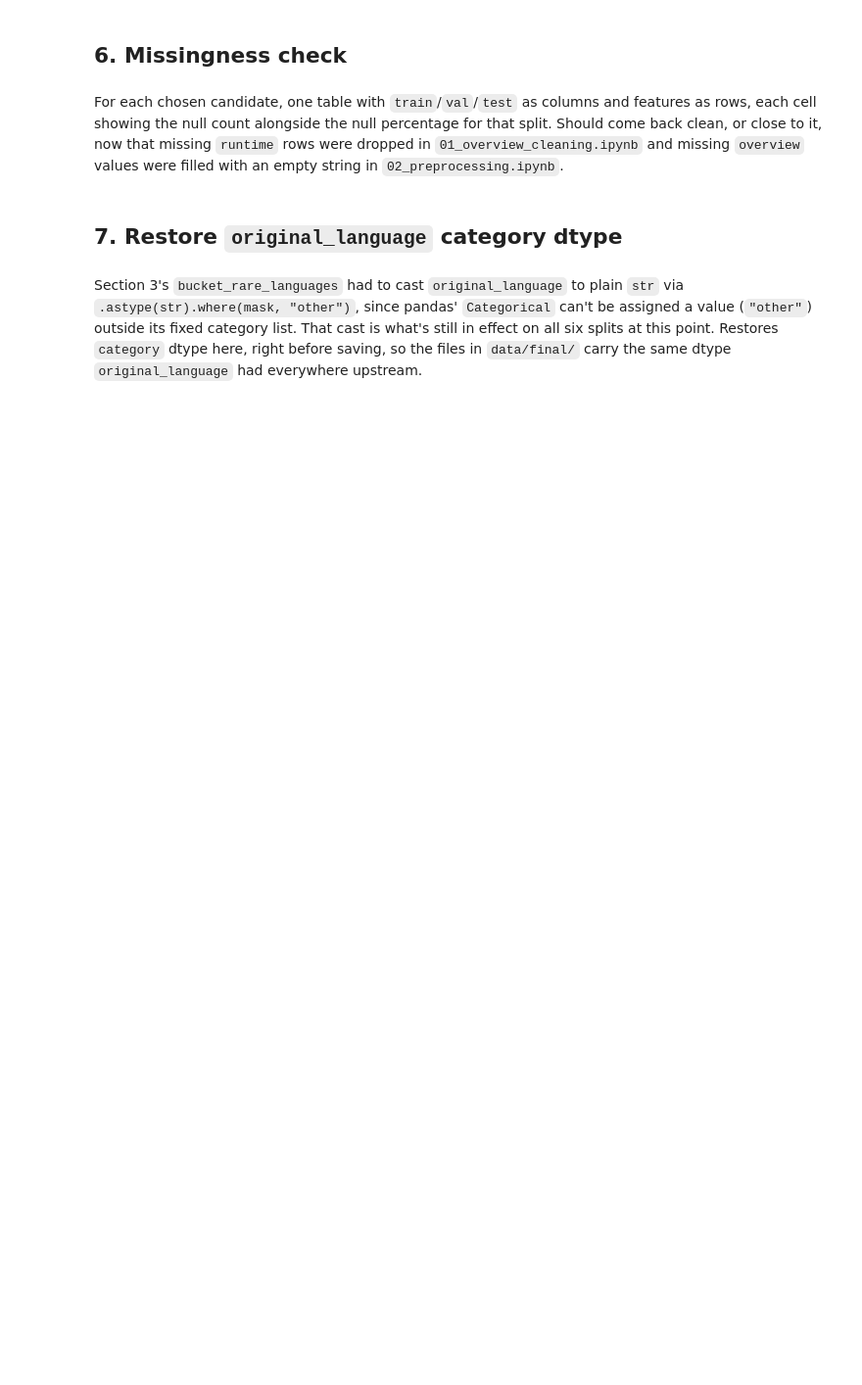
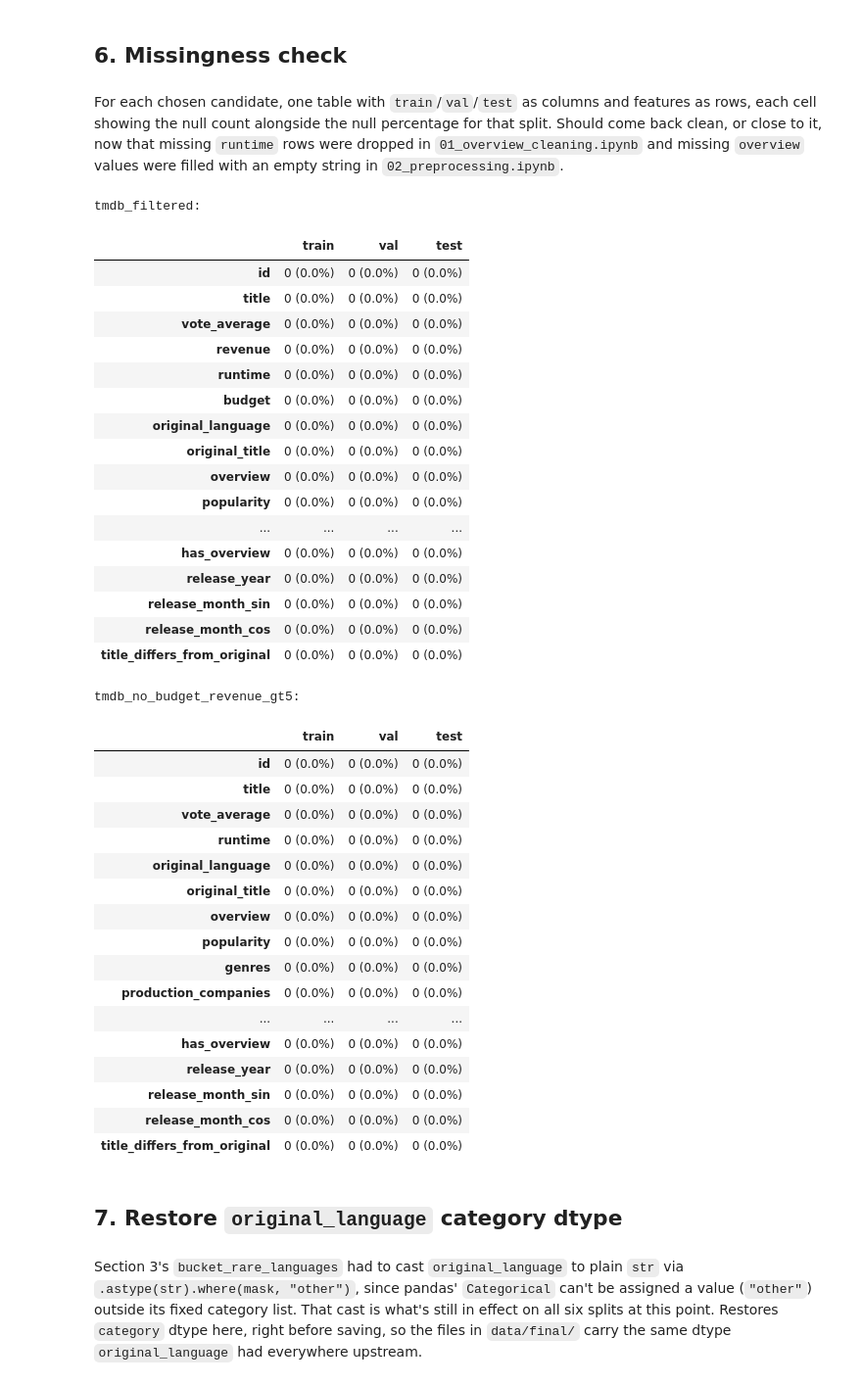
Before and after one commit to Sana-Shikalgar/tabular-embeddings, a Jupyter notebook: notebooks/03_feature_split.ipynb, the cells around one changed output. Shown at 98% size. Saved outputs shown, nothing was run; the diff lists cells and outputs as text; code cells hidden in the pictures; blank space fills up the shorter version.

```diff
--- a/notebooks/03_feature_split.ipynb
+++ b/notebooks/03_feature_split.ipynb
@@ -130,7 +159,7 @@ For each candidate's training split, checks how many `original_language` values
 # %%
 LANGUAGE_THRESHOLDS = [10, 25, 50, 75, 100, 150, 200, 300]
 train_splits_for_language_coverage = {
-    "tmdb_br_gt0": tmdb_br_gt0_train,
+    "tmdb_filtered": tmdb_filtered_train,
     "tmdb_nbr_gt5": tmdb_nbr_gt5_train,
 }
 
@@ -198,7 +244,7 @@ BUCKET_MIN_COUNT = 100
 # stratification sanity check below, before "other" merges rare
 # languages together.
 pre_bucket_train_language_share = {
-    "tmdb_budget_revenue_gt0": tmdb_br_gt0_train["original_language"].value_counts(normalize=True),
+    "tmdb_filtered": tmdb_filtered_train["original_language"].value_counts(normalize=True),
     "tmdb_no_budget_revenue_gt5": tmdb_nbr_gt5_train["original_language"].value_counts(normalize=True),
 }
 
@@ -215,15 +261,15 @@ def bucket_rare_languages(train_df, val_df, test_df, stratify_col="original_lang
     return apply_bucket(train_df), apply_bucket(val_df), apply_bucket(test_df), kept_languages
 
 
-tmdb_br_gt0_train, tmdb_br_gt0_val, tmdb_br_gt0_test, br_gt0_kept_languages = bucket_rare_languages(
-    tmdb_br_gt0_train, tmdb_br_gt0_val, tmdb_br_gt0_test
+tmdb_filtered_train, tmdb_filtered_val, tmdb_filtered_test, br_gt0_kept_languages = bucket_rare_languages(
+    tmdb_filtered_train, tmdb_filtered_val, tmdb_filtered_test
 )
 tmdb_nbr_gt5_train, tmdb_nbr_gt5_val, tmdb_nbr_gt5_test, nbr_gt5_kept_languages = bucket_rare_languages(
     tmdb_nbr_gt5_train, tmdb_nbr_gt5_val, tmdb_nbr_gt5_test
 )
 
 bucketed_splits = {
-    "tmdb_budget_revenue_gt0": {"train": tmdb_br_gt0_train, "val": tmdb_br_gt0_val, "test": tmdb_br_gt0_test},
+    "tmdb_filtered": {"train": tmdb_filtered_train, "val": tmdb_filtered_val, "test": tmdb_filtered_test},
     "tmdb_no_budget_revenue_gt5": {"train": tmdb_nbr_gt5_train, "val": tmdb_nbr_gt5_val, "test": tmdb_nbr_gt5_test},
 }
 
@@ -264,7 +323,7 @@ For `keywords` and `production_companies` (both list-valued), checks what fracti
 # %%
 K_VALUES = [50, 100, 250, 500, 1000, 2000, 5000]
 candidates_for_vocab = {
-    "tmdb_br_gt0": tmdb_br_gt0_train,
+    "tmdb_filtered": tmdb_filtered_train,
     "tmdb_nbr_gt5": tmdb_nbr_gt5_train,
 }
 
@@ -389,11 +477,11 @@ def bucket_rare_items(train_df, val_df, test_df, feature, top_k=VOCAB_TOP_K):
 
     return apply_bucket(train_df), apply_bucket(val_df), apply_bucket(test_df), kept_items, train_coverage
 # %%
-tmdb_br_gt0_train, tmdb_br_gt0_val, tmdb_br_gt0_test, br_gt0_keywords_vocab, br_gt0_keywords_coverage = bucket_rare_items(
-    tmdb_br_gt0_train, tmdb_br_gt0_val, tmdb_br_gt0_test, "keywords"
+tmdb_filtered_train, tmdb_filtered_val, tmdb_filtered_test, br_gt0_keywords_vocab, br_gt0_keywords_coverage = bucket_rare_items(
+    tmdb_filtered_train, tmdb_filtered_val, tmdb_filtered_test, "keywords"
 )
-tmdb_br_gt0_train, tmdb_br_gt0_val, tmdb_br_gt0_test, br_gt0_companies_vocab, br_gt0_companies_coverage = bucket_rare_items(
-    tmdb_br_gt0_train, tmdb_br_gt0_val, tmdb_br_gt0_test, "production_companies"
+tmdb_filtered_train, tmdb_filtered_val, tmdb_filtered_test, br_gt0_companies_vocab, br_gt0_companies_coverage = bucket_rare_items(
+    tmdb_filtered_train, tmdb_filtered_val, tmdb_filtered_test, "production_companies"
 )
 
 tmdb_nbr_gt5_train, tmdb_nbr_gt5_val, tmdb_nbr_gt5_test, nbr_gt5_keywords_vocab, nbr_gt5_keywords_coverage = bucket_rare_items(
@@ -403,7 +491,7 @@ tmdb_nbr_gt5_train, tmdb_nbr_gt5_val, tmdb_nbr_gt5_test, nbr_gt5_companies_vocab
     tmdb_nbr_gt5_train, tmdb_nbr_gt5_val, tmdb_nbr_gt5_test, "production_companies"
 )
 
-print(f"tmdb_budget_revenue_gt0 / keywords: vocab_size={len(br_gt0_keywords_vocab) + 1}, train coverage={br_gt0_keywords_coverage:.1%}")
-print(f"tmdb_budget_revenue_gt0 / production_companies: vocab_size={len(br_gt0_companies_vocab) + 1}, train coverage={br_gt0_companies_coverage:.1%}")
+print(f"tmdb_filtered / keywords: vocab_size={len(br_gt0_keywords_vocab) + 1}, train coverage={br_gt0_keywords_coverage:.1%}")
+print(f"tmdb_filtered / production_companies: vocab_size={len(br_gt0_companies_vocab) + 1}, train coverage={br_gt0_companies_coverage:.1%}")
 print(f"tmdb_no_budget_revenue_gt5 / keywords: vocab_size={len(nbr_gt5_keywords_vocab) + 1}, train coverage={nbr_gt5_keywords_coverage:.1%}")
 print(f"tmdb_no_budget_revenue_gt5 / production_companies: vocab_size={len(nbr_gt5_companies_vocab) + 1}, train coverage={nbr_gt5_companies_coverage:.1%}")
@@ -414,30 +507,67 @@ For each chosen candidate, one table with `train`/`val`/`test` as columns and fe
 # %%
 def missingness_summary(train_df, val_df, test_df):
     summary = {}
     for split_name, df in [("train", train_df), ("val", val_df), ("test", test_df)]:
         counts = df.isnull().sum()
         pct = df.isnull().mean() * 100
         summary[split_name] = counts.astype(str) + " (" + pct.round(2).astype(str) + "%)"
     return pd.DataFrame(summary)
 
 
-br_gt0_missingness = missingness_summary(tmdb_br_gt0_train, tmdb_br_gt0_val, tmdb_br_gt0_test)
+br_gt0_missingness = missingness_summary(tmdb_filtered_train, tmdb_filtered_val, tmdb_filtered_test)
 nbr_gt5_missingness = missingness_summary(tmdb_nbr_gt5_train, tmdb_nbr_gt5_val, tmdb_nbr_gt5_test)
 
 missingness_after_split = {
-    "tmdb_br_gt0_train": int(tmdb_br_gt0_train.isnull().sum().sum()),
-    "tmdb_br_gt0_val": int(tmdb_br_gt0_val.isnull().sum().sum()),
-    "tmdb_br_gt0_test": int(tmdb_br_gt0_test.isnull().sum().sum()),
+    "tmdb_filtered_train": int(tmdb_filtered_train.isnull().sum().sum()),
+    "tmdb_filtered_val": int(tmdb_filtered_val.isnull().sum().sum()),
+    "tmdb_filtered_test": int(tmdb_filtered_test.isnull().sum().sum()),
     "tmdb_nbr_gt5_train": int(tmdb_nbr_gt5_train.isnull().sum().sum()),
     "tmdb_nbr_gt5_val": int(tmdb_nbr_gt5_val.isnull().sum().sum()),
     "tmdb_nbr_gt5_test": int(tmdb_nbr_gt5_test.isnull().sum().sum()),
 }
 
-print("tmdb_budget_revenue_gt0:")
+print("tmdb_filtered:")
 display(br_gt0_missingness)
 
 print("tmdb_no_budget_revenue_gt5:")
 display(nbr_gt5_missingness)
+# %% [output]
+tmdb_filtered:
+|  | train | val | test |
+| id | 0 (0.0%) | 0 (0.0%) | 0 (0.0%) |
+| title | 0 (0.0%) | 0 (0.0%) | 0 (0.0%) |
+| vote_average | 0 (0.0%) | 0 (0.0%) | 0 (0.0%) |
+| revenue | 0 (0.0%) | 0 (0.0%) | 0 (0.0%) |
+| runtime | 0 (0.0%) | 0 (0.0%) | 0 (0.0%) |
+| budget | 0 (0.0%) | 0 (0.0%) | 0 (0.0%) |
+| original_language | 0 (0.0%) | 0 (0.0%) | 0 (0.0%) |
+| original_title | 0 (0.0%) | 0 (0.0%) | 0 (0.0%) |
+| overview | 0 (0.0%) | 0 (0.0%) | 0 (0.0%) |
+| popularity | 0 (0.0%) | 0 (0.0%) | 0 (0.0%) |
+| ... | ... | ... | ... |
+| has_overview | 0 (0.0%) | 0 (0.0%) | 0 (0.0%) |
+| release_year | 0 (0.0%) | 0 (0.0%) | 0 (0.0%) |
+| release_month_sin | 0 (0.0%) | 0 (0.0%) | 0 (0.0%) |
+| release_month_cos | 0 (0.0%) | 0 (0.0%) | 0 (0.0%) |
+| title_differs_from_original | 0 (0.0%) | 0 (0.0%) | 0 (0.0%) |
+tmdb_no_budget_revenue_gt5:
+|  | train | val | test |
+| id | 0 (0.0%) | 0 (0.0%) | 0 (0.0%) |
+| title | 0 (0.0%) | 0 (0.0%) | 0 (0.0%) |
+| vote_average | 0 (0.0%) | 0 (0.0%) | 0 (0.0%) |
+| runtime | 0 (0.0%) | 0 (0.0%) | 0 (0.0%) |
+| original_language | 0 (0.0%) | 0 (0.0%) | 0 (0.0%) |
+| original_title | 0 (0.0%) | 0 (0.0%) | 0 (0.0%) |
+| overview | 0 (0.0%) | 0 (0.0%) | 0 (0.0%) |
+| popularity | 0 (0.0%) | 0 (0.0%) | 0 (0.0%) |
+| genres | 0 (0.0%) | 0 (0.0%) | 0 (0.0%) |
+| production_companies | 0 (0.0%) | 0 (0.0%) | 0 (0.0%) |
+| ... | ... | ... | ... |
+| has_overview | 0 (0.0%) | 0 (0.0%) | 0 (0.0%) |
+| release_year | 0 (0.0%) | 0 (0.0%) | 0 (0.0%) |
+| release_month_sin | 0 (0.0%) | 0 (0.0%) | 0 (0.0%) |
+| release_month_cos | 0 (0.0%) | 0 (0.0%) | 0 (0.0%) |
+| title_differs_from_original | 0 (0.0%) | 0 (0.0%) | 0 (0.0%) |
 # %% [markdown]
 ## 7. Restore `original_language` category dtype
 # %% [markdown]
```
Also changed, not shown: parts of 16 cells of this notebook, 14 other files.
